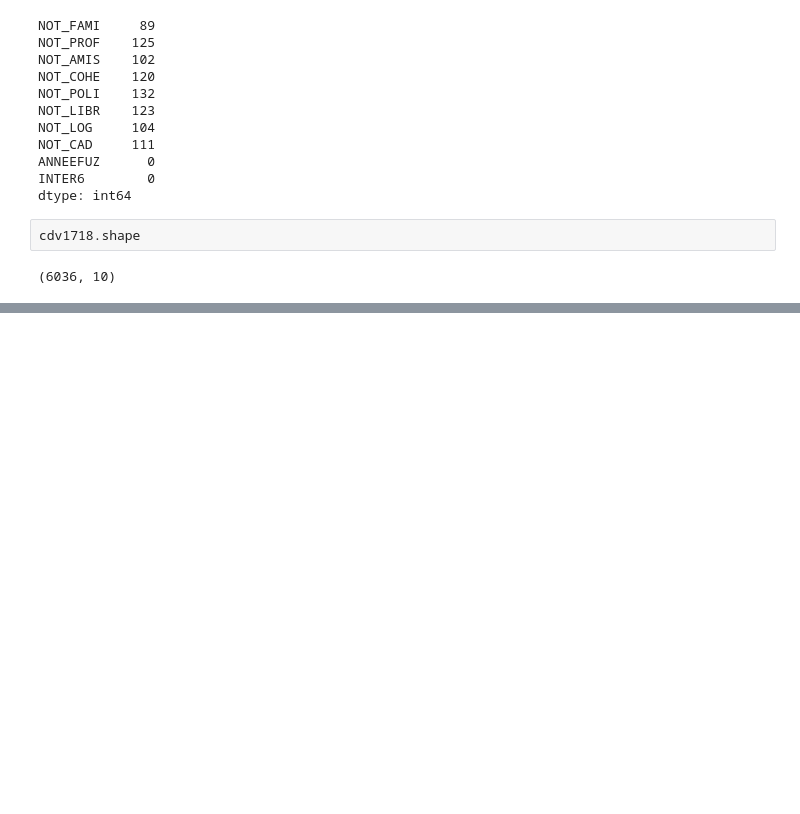
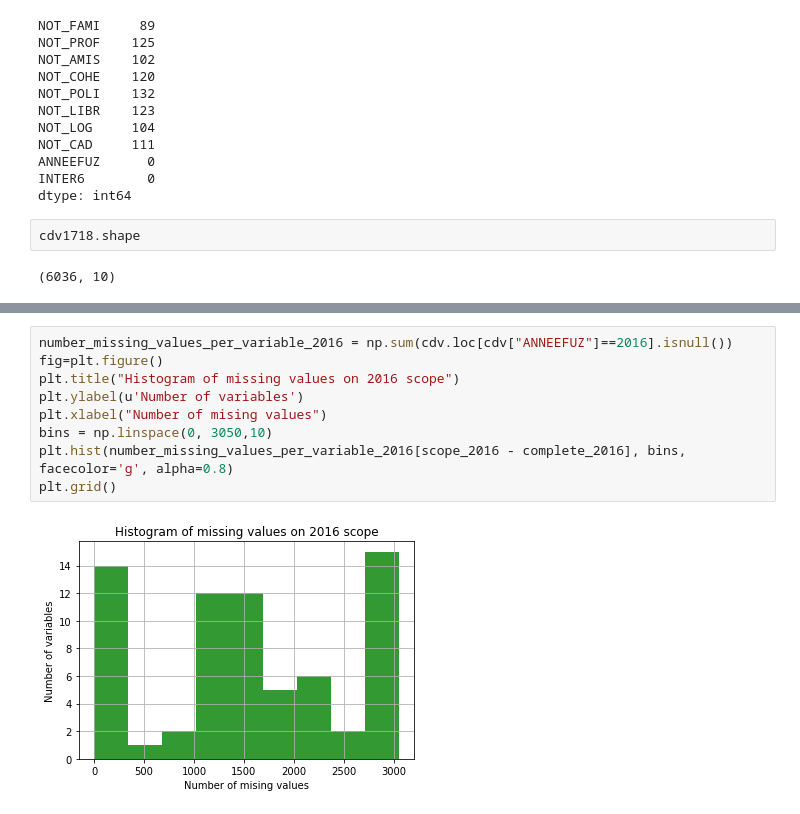
Before and after one commit to Greg131/Felix, a Jupyter notebook: Exploration with python.ipynb, the cells around one changed output, grey strips where cells are left out. Drawn from its saved outputs; the diff is of its cells as text; blank space fills up the shorter version.

```diff
--- a/Exploration with python.ipynb
+++ b/Exploration with python.ipynb
@@ -143,0 +307,11 @@ plt.grid()
+# %%
+number_missing_values_per_variable_2016 = np.sum(cdv.loc[cdv["ANNEEFUZ"]==2016].isnull())
+fig=plt.figure()
+plt.title("Histogram of missing values on 2016 scope")
+plt.ylabel(u'Number of variables')
+plt.xlabel("Number of mising values")
+bins = np.linspace(0, 3050,10)
+plt.hist(number_missing_values_per_variable_2016[scope_2016 - complete_2016], bins, facecolor='g', alpha=0.8)
+plt.grid()
+# %% [output]
+[figure, added]
```
Also changed, not shown: parts of 44 cells of this notebook, 1 other file.
